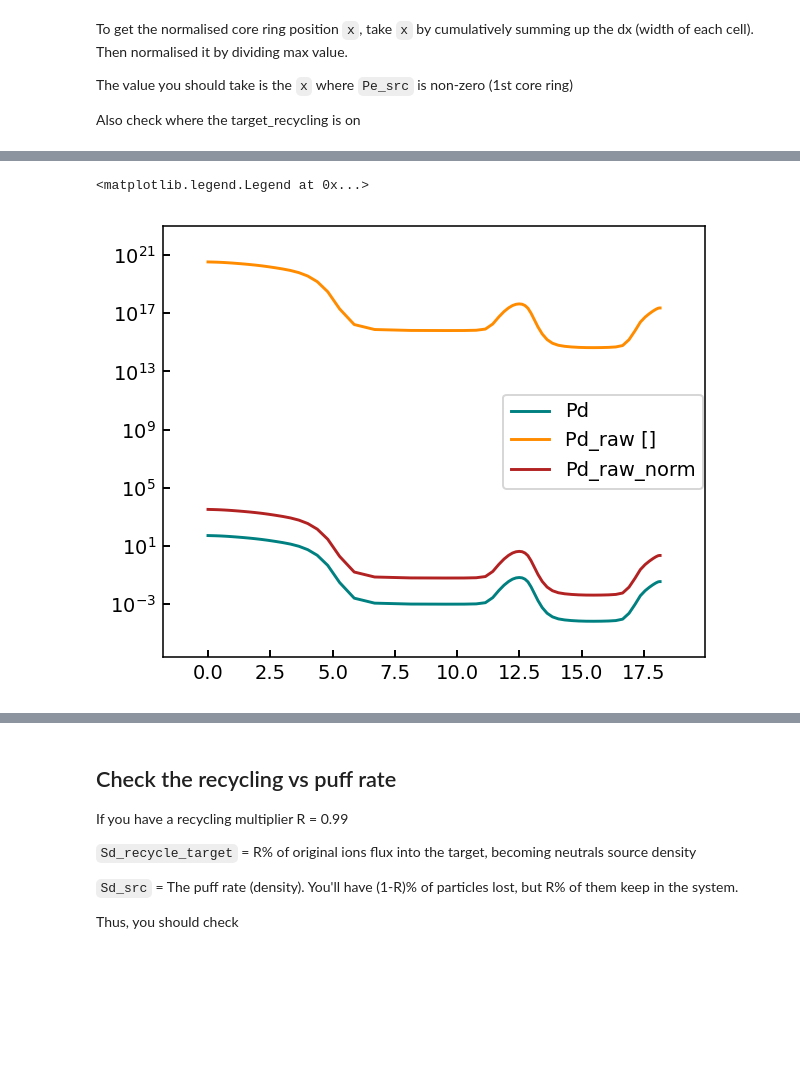
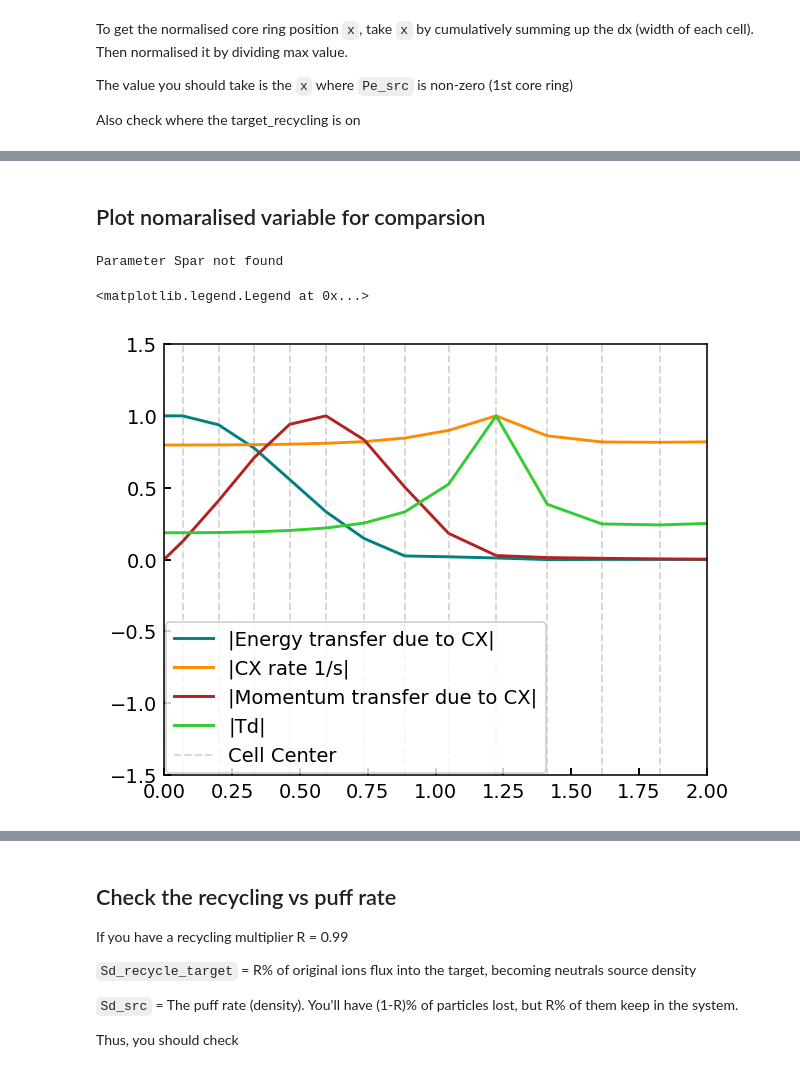
Before and after one commit to sun51027/hermes3-2dplots, a Jupyter notebook: calculator.ipynb, the cells around one changed output, grey strips where cells are left out. Drawn from its saved outputs; the diff is of its cells as text; code cells hidden in the pictures; blank space fills up the shorter version.

```diff
--- a/calculator.ipynb
+++ b/calculator.ipynb
@@ -328,10 +328,59 @@ Location of Spar: 8.615166415858218
+# %% [markdown]
+## Plot nomaralised variable for comparsion
 # %%
 fig, ax = plt.subplots()
-ax.plot(df["Spar"][::-1], df["Pd"], label = "Pd")
-ax.plot(df["Spar"][::-1], df["Pd_raw"], label="Pd_raw []")
-ax.plot(df["Spar"][::-1], df["Pd_raw_norm"], label="Pd_raw_norm")
-ax.set_yscale("log")
+df = get_1d_poloidal_data(ds, params = ["Spar","Td", "Nd","Pd","Edd+_cx","Kdd+_cx","Fdd+_cx"], region = "outer_lower", sepadd=-50)
+
+
+# 1. Create a mask for the range where Spar is between 0 and 2
+mask = (df["Spar"] >= 0.0) & (df["Spar"] <=2)
+
+# 2. Define a helper function to normalize by the absolute maximum
+def abs_max_norm(series, m):
+    # Find the largest magnitude (positive or negative) in the region
+    local_abs_max = series[m].abs().max()
+    # print(local_abs_max)
+    # print(series.abs() / local_abs_max)
+    # Return the absolute values scaled so the peak is exactly 1
+    return series.abs() / local_abs_max
+def peak_norm(series, m):
+    local_abs_max = series[m].abs().max()
+    return series / local_abs_max  # Preserves the sign, bounds are [-1, 1]
+def min_max_norm(series, m):
+    local_min = series[m].min()
+    local_max = series[m].max()
+    return (series - local_min) / (local_max - local_min)
+
+
+# 3. Plot the magnitudes mapped from 0 to 1
+ax.plot(df["Spar"], abs_max_norm(df["Edd+_cx"], mask), label = "|Energy transfer due to CX|")
+ax.plot(df["Spar"], abs_max_norm(df["Kdd+_cx"], mask), label = "|CX rate 1/s|")
+ax.plot(df["Spar"], abs_max_norm(df["Fdd+_cx"], mask), label = "|Momentum transfer due to CX|")
+ax.plot(df["Spar"], abs_max_norm(df["Td"], mask), label="|Td|")
+# ax.plot(df["Spar"], peak_norm(df["Edd+_cx"], mask), label = "|Energy transfer due to CX|")
+# ax.plot(df["Spar"], peak_norm(df["Kdd+_cx"], mask), label = "|CX rate 1/s|")
+# ax.plot(df["Spar"], peak_norm(df["Fdd+_cx"], mask), label = "|Momentum transfer due to CX|")
+# ax.plot(df["Spar"], peak_norm(df["Td"], mask), label="|Td|")
+# ax.plot(df["Spar"], min_max_norm(df["Edd+_cx"], mask), label = "|Energy transfer due to CX|")
+# ax.plot(df["Spar"], min_max_norm(df["Kdd+_cx"], mask), label = "|CX rate 1/s|")
+# ax.plot(df["Spar"], min_max_norm(df["Fdd+_cx"], mask), label = "|Momentum transfer due to CX|")
+# ax.plot(df["Spar"], min_max_norm(df["Td"], mask), label="|Td|")
+
+# -------------- NEW: Add vertical cell lines --------------
+# Draw a vertical dashed line at every 'Spar' value within your [0, 2] range
+# We span from y=-1 to y=1 to cover the whole plot
+ax.vlines(x=df.loc[mask, "Spar"], ymin=-1.5, ymax=1.5, color='gray', linestyle='--', alpha=0.3, linewidth=1, label="Cell Center")
+# --------------------------------------------------------
+ax.set_xlim(0, 2)
+
+# I'm placing the legend outside the plot so it doesn't cover your data
+# ax.legend(loc='center left', bbox_to_anchor=(1, 0.5))
+# Focus the plot
+ax.set_xlim(0.0, 2)
+ax.set_ylim(-1.5, 1.5) # Added a tiny bit of headroom above 1 for visibility
+
 ax.legend()
 # %% [output]
-<matplotlib.legend.Legend at 0x...>
+Parameter Spar not found
+<matplotlib.legend.Legend at 0x...>
-[figure, old version]
+[figure, new version]
```
Also changed, not shown: parts of 12 cells of this notebook, 2 other files.
